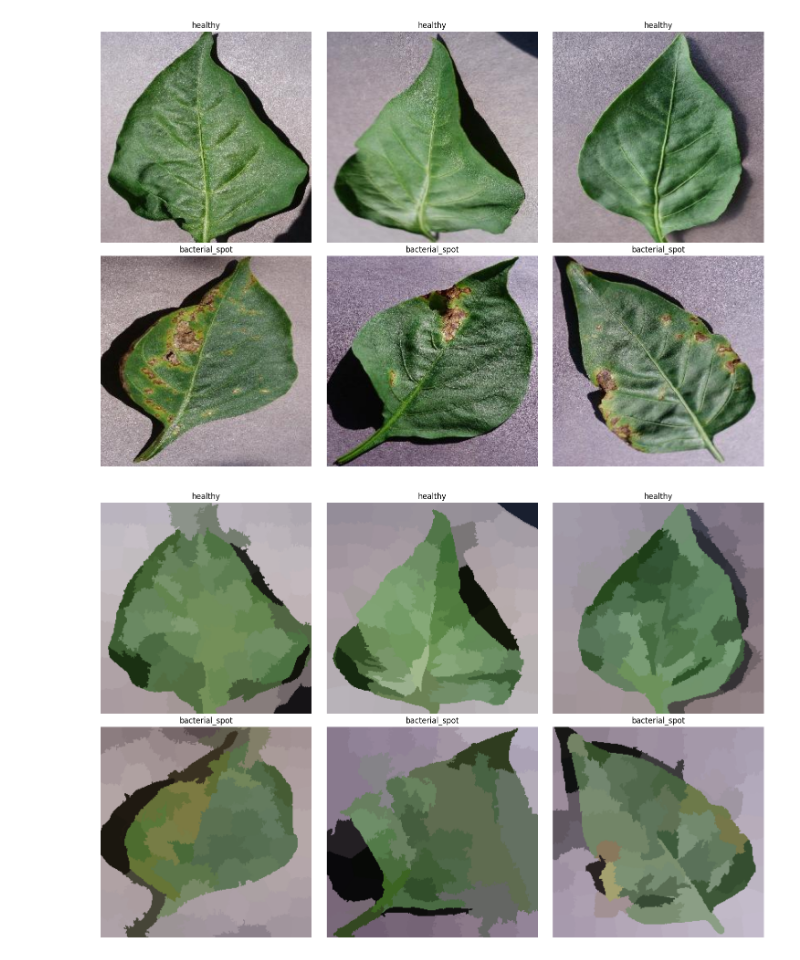
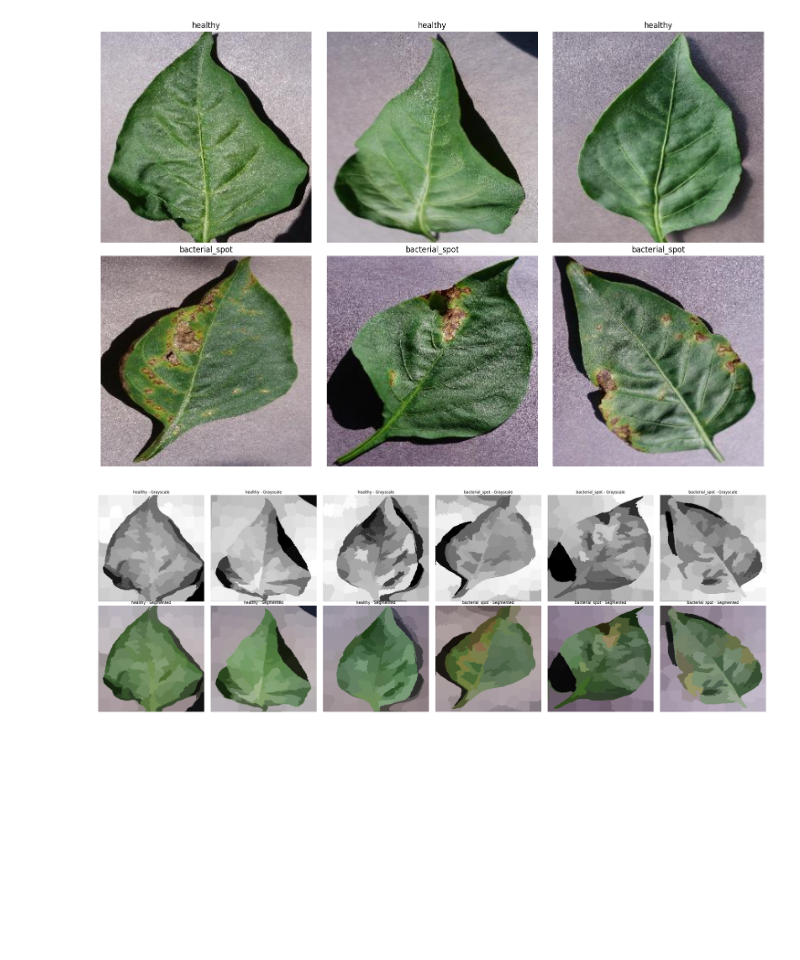
Before and after one commit to DryBoss/plant-disease-model, a Jupyter notebook: plant_disease_model.ipynb, the cells around one changed output. Saved outputs shown, nothing was run; the diff lists cells and outputs as text; code cells hidden in the pictures; blank space fills up the shorter version.

```diff
--- a/plant_disease_model.ipynb
+++ b/plant_disease_model.ipynb
@@ -33,23 +33,53 @@ plt.tight_layout()
 plt.show()
 # %% [output]
 [figure]
-# %%
-all_images = []
-for label, urls in images_pepper_bell.items():
-    for url in urls:
-        img = io.imread(url)
-        segments = segmentation.slic(img, n_segments=100)
-        segmented_image = color.label2rgb(segments, img, kind='avg')
-        all_images.append((segmented_image, label))
-
-# Plot
-fig, axes = plt.subplots(nrows=2, ncols=3, figsize=(15, 10))
-for ax, (segmentation_img, title) in zip(axes.flat, all_images):
-    ax.imshow(segmentation_img, cmap='grey')  # Use a colormap to show superpixels
-    ax.set_title(title)
-    ax.axis('off')
-
-plt.tight_layout()
-plt.show()
-# %% [output]
-[figure, removed]
+# %%
+from skimage import io, color, segmentation
+from skimage.restoration import denoise_bilateral
+import matplotlib.pyplot as plt
+
+# Stores
+all_originals = []
+all_segmented = []
+all_grayscales = []
+titles = []
+
+for label, urls in images_pepper_bell.items():
+    for url in urls:
+        img = io.imread(url)
+
+        # Denoise
+        img_denoised = denoise_bilateral(img, channel_axis=-1)
+
+        # Segmentation
+        segments = segmentation.slic(img_denoised, n_segments=100)
+        segmented_img = color.label2rgb(segments, img_denoised, kind='avg')
+
+        # Grayscale
+        img_gray = color.rgb2gray(segmented_img)
+
+        # Save all results
+        all_originals.append(img)
+        all_segmented.append(segmented_img)
+        all_grayscales.append(img_gray)
+        titles.append(label)
+
+# Plot
+n = len(all_originals)
+fig, axes = plt.subplots(nrows=2, ncols=n, figsize=(5 * n, 10))
+
+for i in range(n):
+    # Grayscale
+    axes[0, i].imshow(all_grayscales[i], cmap='gray')
+    axes[0, i].set_title(f"{titles[i]} - Grayscale")
+    axes[0, i].axis('off')
+
+    # Segmented
+    axes[1, i].imshow(all_segmented[i])
+    axes[1, i].set_title(f"{titles[i]} - Segmented")
+    axes[1, i].axis('off')
+
+plt.tight_layout()
+plt.show()
+# %% [output]
+[figure, added]
```
